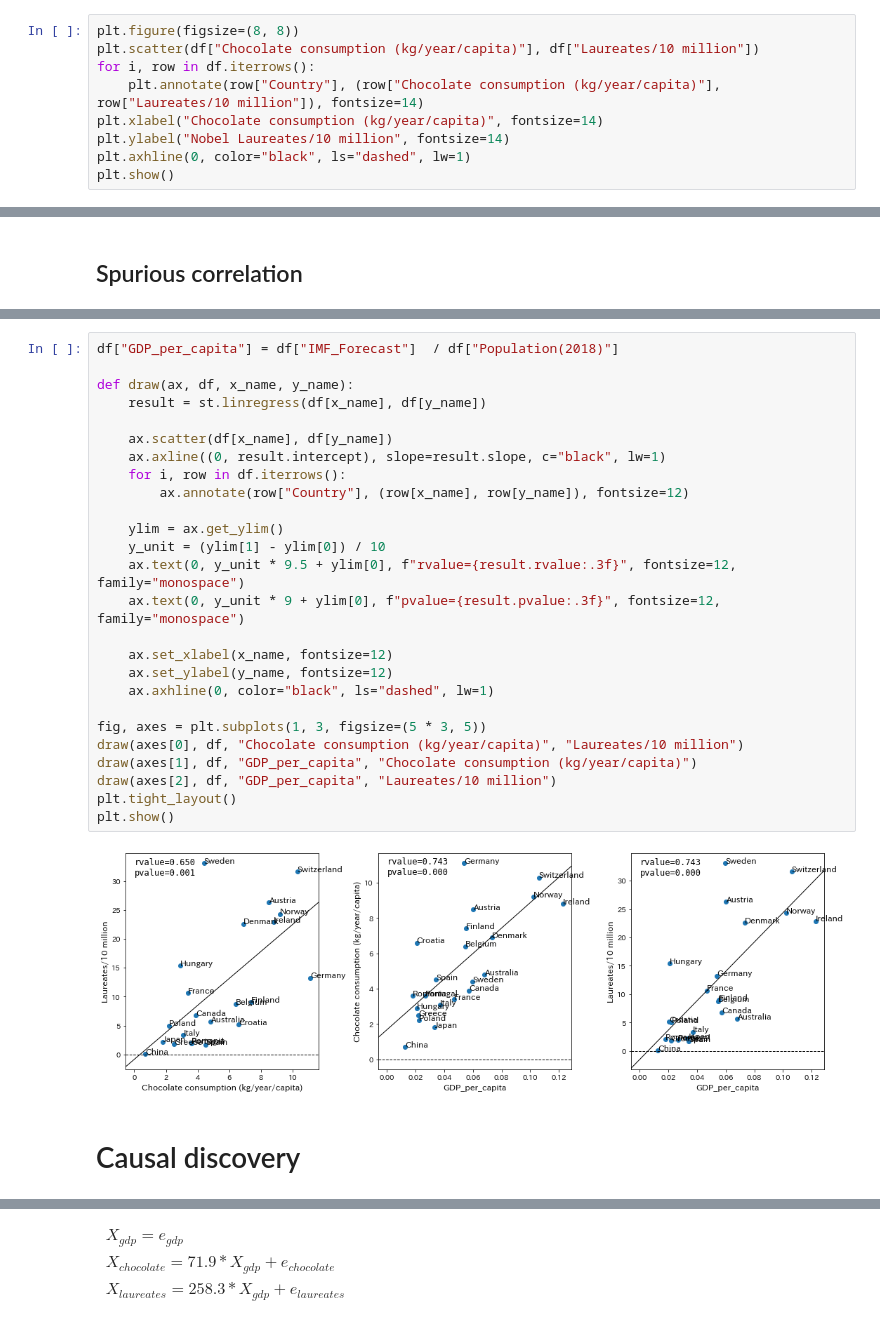
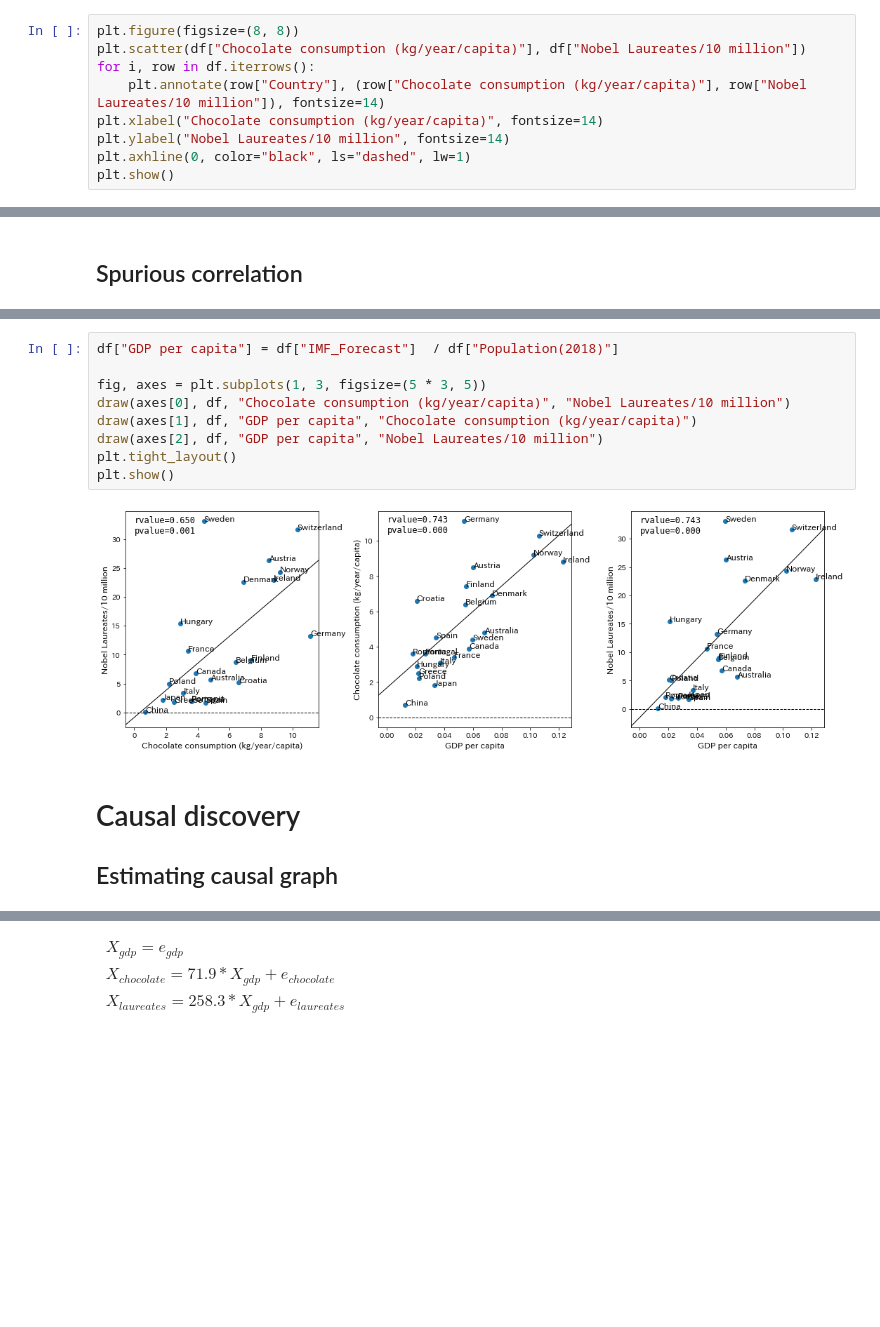
Before and after one commit to haraoka-screen/notebooks, a Jupyter notebook: causation_and_correlation.ipynb, the cells around one changed output, grey strips where cells are left out. Cells and saved outputs as stored; diff of their text form; blank space fills up the shorter version.

```diff
--- a/causation_and_correlation.ipynb
+++ b/causation_and_correlation.ipynb
@@ -357,9 +357,9 @@ df = df.merge(df2, left_on="Country", right_on="Entity")
 df = df.merge(df3, left_on="Country", right_on="Country/Territory")
 # %%
 plt.figure(figsize=(8, 8))
-plt.scatter(df["Chocolate consumption (kg/year/capita)"], df["Laureates/10 million"])
+plt.scatter(df["Chocolate consumption (kg/year/capita)"], df["Nobel Laureates/10 million"])
 for i, row in df.iterrows():
-    plt.annotate(row["Country"], (row["Chocolate consumption (kg/year/capita)"], row["Laureates/10 million"]), fontsize=14)
+    plt.annotate(row["Country"], (row["Chocolate consumption (kg/year/capita)"], row["Nobel Laureates/10 million"]), fontsize=14)
 plt.xlabel("Chocolate consumption (kg/year/capita)", fontsize=14)
 plt.ylabel("Nobel Laureates/10 million", fontsize=14)
 plt.axhline(0, color="black", ls="dashed", lw=1)
@@ -408,33 +417,18 @@ graphviz.Source(s)
 # %% [output]
 [drawing not drawn]
 # %%
-df["GDP_per_capita"] = df["IMF_Forecast"]  / df["Population(2018)"]
-
-def draw(ax, df, x_name, y_name):
-    result = st.linregress(df[x_name], df[y_name])
-
-    ax.scatter(df[x_name], df[y_name])
-    ax.axline((0, result.intercept), slope=result.slope, c="black", lw=1)
-    for i, row in df.iterrows():
-        ax.annotate(row["Country"], (row[x_name], row[y_name]), fontsize=12)
-
-    ylim = ax.get_ylim()
-    y_unit = (ylim[1] - ylim[0]) / 10
-    ax.text(0, y_unit * 9.5 + ylim[0], f"rvalue={result.rvalue:.3f}", fontsize=12, family="monospace")
-    ax.text(0, y_unit * 9 + ylim[0], f"pvalue={result.pvalue:.3f}", fontsize=12, family="monospace")
-
-    ax.set_xlabel(x_name, fontsize=12)
-    ax.set_ylabel(y_name, fontsize=12)
-    ax.axhline(0, color="black", ls="dashed", lw=1)
+df["GDP per capita"] = df["IMF_Forecast"]  / df["Population(2018)"]
 
 fig, axes = plt.subplots(1, 3, figsize=(5 * 3, 5))
-draw(axes[0], df, "Chocolate consumption (kg/year/capita)", "Laureates/10 million")
-draw(axes[1], df, "GDP_per_capita", "Chocolate consumption (kg/year/capita)")
-draw(axes[2], df, "GDP_per_capita", "Laureates/10 million")
+draw(axes[0], df, "Chocolate consumption (kg/year/capita)", "Nobel Laureates/10 million")
+draw(axes[1], df, "GDP per capita", "Chocolate consumption (kg/year/capita)")
+draw(axes[2], df, "GDP per capita", "Nobel Laureates/10 million")
 plt.tight_layout()
 plt.show()
 # %% [output]
-[figure, old version]
+[figure, new version]
 # %% [markdown]
 # Causal discovery
+
+## Estimating causal graph
 # %%
```
Also changed, not shown: parts of 7 cells of this notebook.
